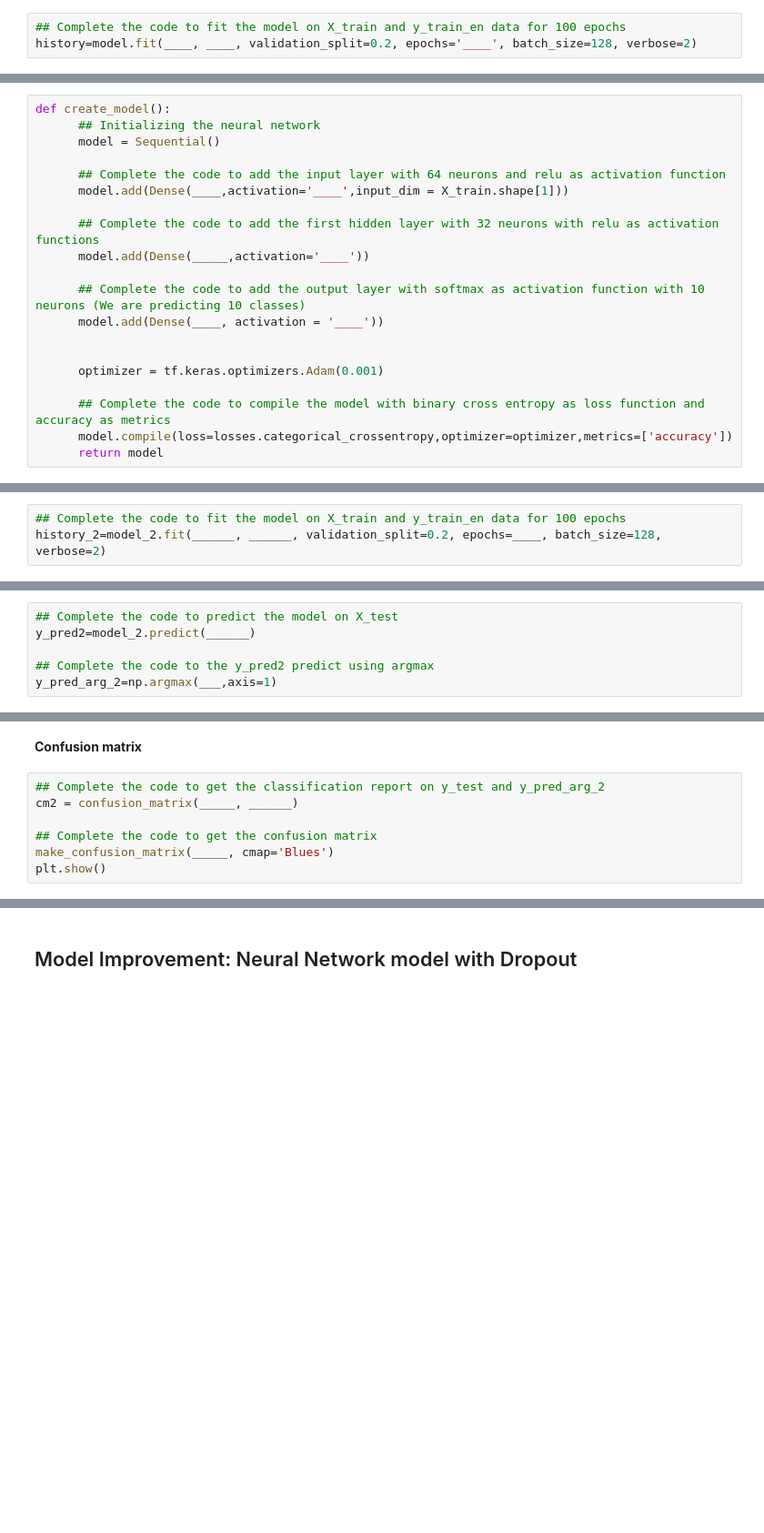
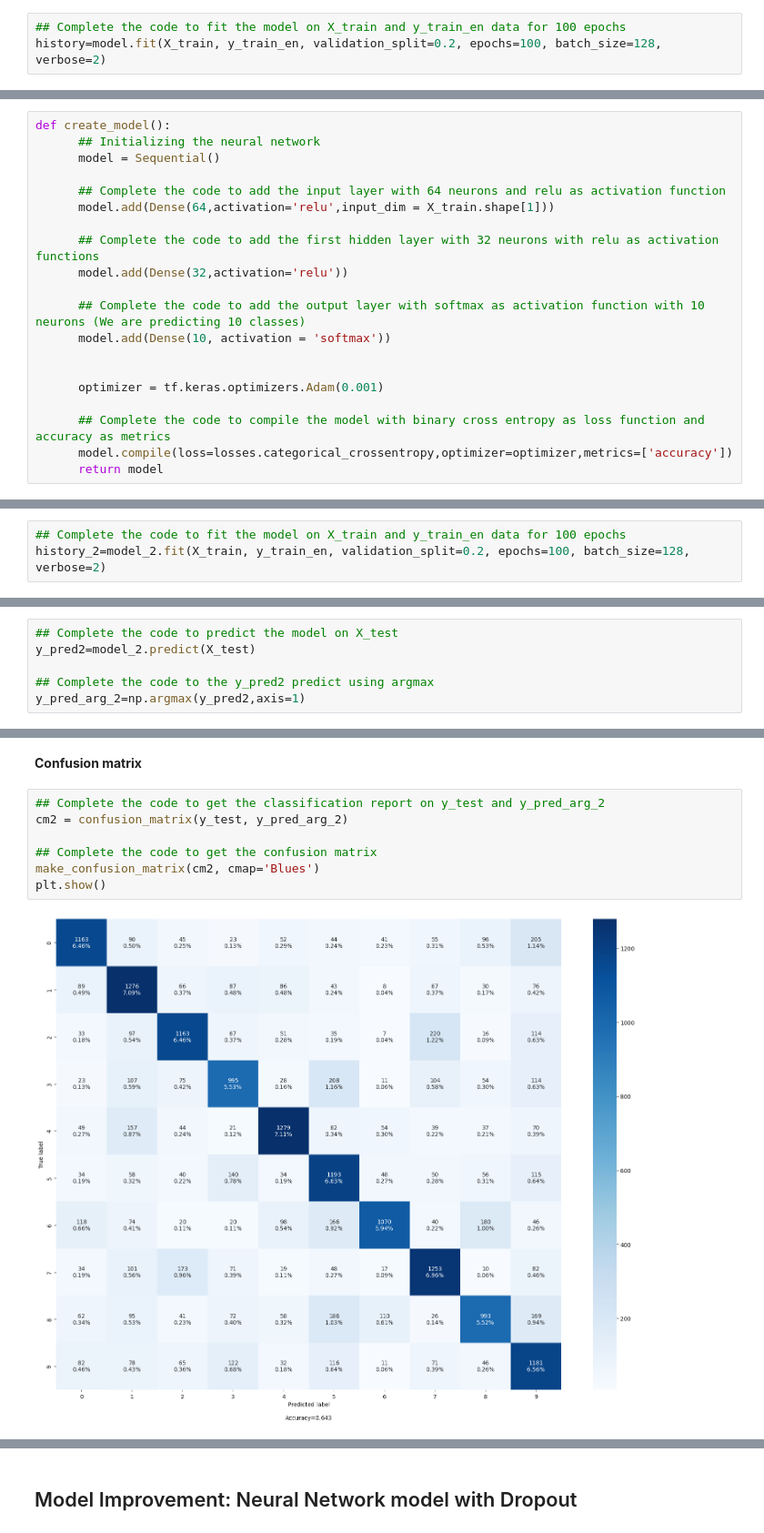
Before and after one commit to sapan-s2/AI_Austin_course, a Jupyter notebook: Neural Network/Project/INN_Additional_Project_low_code_%281%29.ipynb, the cells around one changed output, grey strips where cells are left out. Shown: that part at 91% size. Saved outputs shown, nothing was run; the diff lists cells and outputs as text; blank space fills up the shorter version.

```diff
--- a/Neural Network/Project/INN_Additional_Project_low_code_%281%29.ipynb
+++ b/Neural Network/Project/INN_Additional_Project_low_code_%281%29.ipynb
@@ -208,3 +238,3 @@ _____.summary()
 # %%
 ## Complete the code to fit the model on X_train and y_train_en data for 100 epochs
-history=model.fit(____, ____, validation_split=0.2, epochs='____', batch_size=128, verbose=2)
+history=model.fit(X_train, y_train_en, validation_split=0.2, epochs=100, batch_size=128, verbose=2)
@@ -254,13 +347,13 @@ def create_model():
       model = Sequential()
 
       ## Complete the code to add the input layer with 64 neurons and relu as activation function
-      model.add(Dense(____,activation='____',input_dim = X_train.shape[1]))
+      model.add(Dense(64,activation='relu',input_dim = X_train.shape[1]))
 
       ## Complete the code to add the first hidden layer with 32 neurons with relu as activation functions
-      model.add(Dense(_____,activation='____'))
+      model.add(Dense(32,activation='relu'))
 
       ## Complete the code to add the output layer with softmax as activation function with 10 neurons (We are predicting 10 classes)
-      model.add(Dense(____, activation = '____'))
+      model.add(Dense(10, activation = 'softmax'))
 
 
       optimizer = tf.keras.optimizers.Adam(0.001)
@@ -276,3 +385,3 @@ ______.summary()
 # %%
 ## Complete the code to fit the model on X_train and y_train_en data for 100 epochs
-history_2=model_2.fit(______, ______, validation_split=0.2, epochs=____, batch_size=128, verbose=2)
+history_2=model_2.fit(X_train, y_train_en, validation_split=0.2, epochs=100, batch_size=128, verbose=2)
@@ -293,6 +423,6 @@ results = model_2.evaluate(X_test, y_test_en)
 # %%
 ## Complete the code to predict the model on X_test
-y_pred2=model_2.predict(______)
+y_pred2=model_2.predict(X_test)
 
 ## Complete the code to the y_pred2 predict using argmax
-y_pred_arg_2=np.argmax(___,axis=1)
+y_pred_arg_2=np.argmax(y_pred2,axis=1)
@@ -306,8 +467,10 @@ print(cr)
 **Confusion matrix**
 # %%
 ## Complete the code to get the classification report on y_test and y_pred_arg_2
-cm2 = confusion_matrix(_____, ______)
+cm2 = confusion_matrix(y_test, y_pred_arg_2)
 
 ## Complete the code to get the confusion matrix
-make_confusion_matrix(_____, cmap='Blues')
+make_confusion_matrix(cm2, cmap='Blues')
 plt.show()
+# %% [output]
+[figure, added]
```
Also changed, not shown: parts of 36 cells of this notebook.
